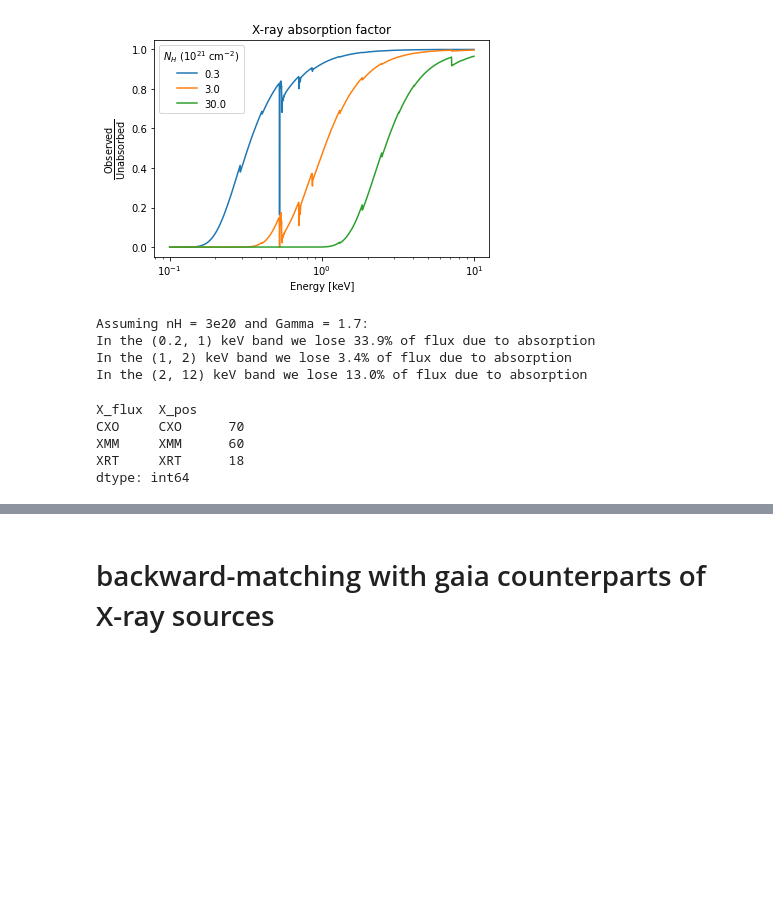
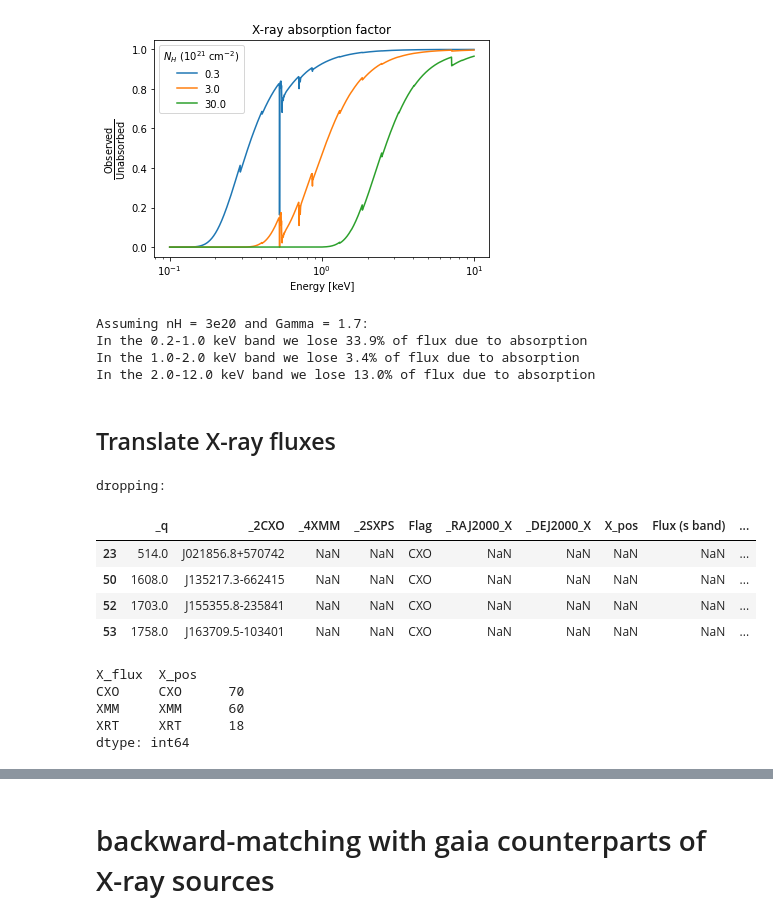
Before and after one commit to cgobat/XDBS-old, a Jupyter notebook: XDBScatalog.ipynb, the cells around one changed output, grey strips where cells are left out. Saved outputs shown, nothing was run; the diff lists cells and outputs as text; code cells hidden in the pictures; blank space fills up the shorter version.

```diff
--- a/XDBScatalog.ipynb
+++ b/XDBScatalog.ipynb
@@ -441,12 +436,12 @@ def red_factor(ene, nH, Gamma, tbabs_ene, tbabs_cross): # energy in keV, nH in c
 bands = [(0.2,1),(1,2),(2,12)]
 print("Assuming nH = 3e20 and Gamma = 1.7:")
 for enes in bands:
-    print(f"In the {enes} keV band we lose {1-red_factor(enes,3e20,1.7,tbabs_ene,tbabs_cross):.1%} of flux due to absorption")
+    print(f"In the {enes[0]:.1f}-{enes[1]:.1f} keV band we lose {1-red_factor(enes,3e20,1.7,tbabs_ene,tbabs_cross):.1%} of flux due to absorption")
 # %% [output]
 Assuming nH = 3e20 and Gamma = 1.7:
-In the (0.2, 1) keV band we lose 33.9% of flux due to absorption
-In the (1, 2) keV band we lose 3.4% of flux due to absorption
-In the (2, 12) keV band we lose 13.0% of flux due to absorption
+In the 0.2-1.0 keV band we lose 33.9% of flux due to absorption
+In the 1.0-2.0 keV band we lose 3.4% of flux due to absorption
+In the 2.0-12.0 keV band we lose 13.0% of flux due to absorption
 # %%
 bands = [(0.2,1),(1,2)]
 for i,row in xray[xray["Flux2"].notna() & xray["Flux3"].notna() & xray["Flux45"].notna()].iterrows():
@@ -461,6 +456,8 @@ for i,row in xray[xray["Flux2"].notna() & xray["Flux3"].notna() & xray["Flux45"]
     NH = row["N_H"]
     reabsorbed = [flux*red_factor(enes,NH,gam,tbabs_ene,tbabs_cross) for flux,enes in zip(unabs,bands)]
     xray.loc[i,["Flux2","Flux3"]] = reabsorbed
+# %% [markdown]
+## Translate X-ray fluxes
 # %%
 # Determining X-ray fluxes at CXO s,m,h bands in priority of CSC -> XMM -> XRT
 # X_pos and X_flux are not necessary coming from the same X-ray catalog since some X-ray catalog has the valid coordinate but the fluxes might be Null
@@ -473,7 +470,7 @@ for i in xray[xray["_2CXO"].notna() | xray["_4XMM"].notna() | xray["_2SXPS"].not
     elif pd.notna(xray.loc[i,"Gam1"]): # spectral index from Swift
         Gamma = float(xray.loc[i,"Gam1"])
         exists = True
-    else: # assume flat spectrum for general case
+    else: # assumption for general case
         Gamma = 1.7
 
     if all(pd.notna(cxoflux)): # good Chandra observations present
@@ -482,21 +479,17 @@ for i in xray[xray["_2CXO"].notna() | xray["_4XMM"].notna() | xray["_2SXPS"].not
     elif all(pd.notna(xmmflux)): # no Chandra, but good XMM
         mergedxmm = np.array([xmmflux[1], xmmflux[2], xmmflux[3]+xmmflux[4]])
         origbands = [(0.2,1),(1,2),(2,12)]
-        converted = [bandshift(flux,Gamma,xmmband,cxoband) for flux,xmmband,cxoband in
+        converted = [bandshift(flux,xmmband,cxoband,Gamma) for flux,xmmband,cxoband in
                      zip(mergedxmm,origbands,[(0.5, 1.2), (1.2, 2), (2, 7)])]
         source = "XMM"
     elif all(pd.notna(xrtflux)): # neither Chandra nor XMM, but good Swift-XRT
-        if Gamma != 2:
-            coefs = 1/np.array([(1**(2.-Gamma)-0.3**(2.-Gamma))/(1.2**(2.-Gamma)-0.5**(2.-Gamma)),
-                          (2**(2.-Gamma)-1**(2.-Gamma))/(2.**(2.-Gamma)-1.2**(2.-Gamma)),
-                          (10**(2.-Gamma)-2**(2.-Gamma))/(7**(2.-Gamma)-2**(2.-Gamma))])
-        else:
-            coefs = 1/np.array([(np.log(1)-np.log(0.3))/(np.log(1.2)-np.log(0.5)),
-                              (np.log(2)-np.log(1))/(np.log(2.0)-np.log(1.2)),
-                              (np.log(10)-np.log(2))/(np.log(7)-np.log(2))])
-        converted = xrtflux * coefs
+        origbands = [(0.3,1),(1,2),(2,10)]
+        converted = [bandshift(flux,xrtband,cxoband,Gamma) for flux,xrtband,cxoband in
+                     zip(xrtflux,origbands,[(0.5, 1.2), (1.2, 2), (2, 7)])]
         source = "XRT"
     else:
+        converted = np.nan
+        source = np.nan
         continue
 
     xray.loc[i,"Flux (s band)"] = converted[0]
@@ -506,16 +499,26 @@ for i in xray[xray["_2CXO"].notna() | xray["_4XMM"].notna() | xray["_2SXPS"].not
     if exists:
         xray.loc[i,"Gamma"] = Gamma
 
-xray = xray[['_q', '_2CXO', '_4XMM', '_2SXPS', 'Flag', '_RAJ2000_X', '_DEJ2000_X', 'X_pos', 'Flux (s band)', 'Flux (m band)', 'Flux (h band)', 'X_flux', 'Gamma']]
+xray = xray[['_q', '_2CXO', '_4XMM', '_2SXPS', 'Flag', '_RAJ2000_X', '_DEJ2000_X', 'X_pos', 'Flux (s band)', 'Flux (m band)', 'Flux (h band)', 'X_flux', 'Gamma',
+             'Fluxh', 'B_Fluxh', 'b_Fluxh', 'Fluxm', 'B_Fluxm', 'b_Fluxm', 'Fluxs', 'B_Fluxs', 'b_Fluxs', 'Fluxu', 'B_Fluxu', 'b_Fluxu',
+             'Flux1', 'e_Flux1', 'Flux2', 'e_Flux2', 'Flux3', 'e_Flux3', 'Flux4', 'e_Flux4', 'Flux5', 'e_Flux5']]
 # %%
 # dropping those with invalid X-ray fluxes
+print("dropping:")
+display(xray[xray["X_flux"].isna()])
 
 xray = xray.dropna(subset=['X_flux']).reset_index(drop=True)
 
 print(xray[['X_flux','X_pos']].value_counts())
 # %% [output]
-X_flux  X_pos
-CXO     CXO      70
-XMM     XMM      60
-XRT     XRT      18
-dtype: int64
+dropping:
+|  | _q | _2CXO | _4XMM | _2SXPS | Flag | _RAJ2000_X | _DEJ2000_X | X_pos | Flux (s band) | ... |
+| 23 | 514.0 | J021856.8+570742 | NaN | NaN | CXO | NaN | NaN | NaN | NaN | ... |
+| 50 | 1608.0 | J135217.3-662415 | NaN | NaN | CXO | NaN | NaN | NaN | NaN | ... |
+| 52 | 1703.0 | J155355.8-235841 | NaN | NaN | CXO | NaN | NaN | NaN | NaN | ... |
+| 53 | 1758.0 | J163709.5-103401 | NaN | NaN | CXO | NaN | NaN | NaN | NaN | ... |
+X_flux  X_pos
+CXO     CXO      70
+XMM     XMM      60
+XRT     XRT      18
+dtype: int64
```
Also changed, not shown: parts of 8 cells of this notebook, 2 other files.
